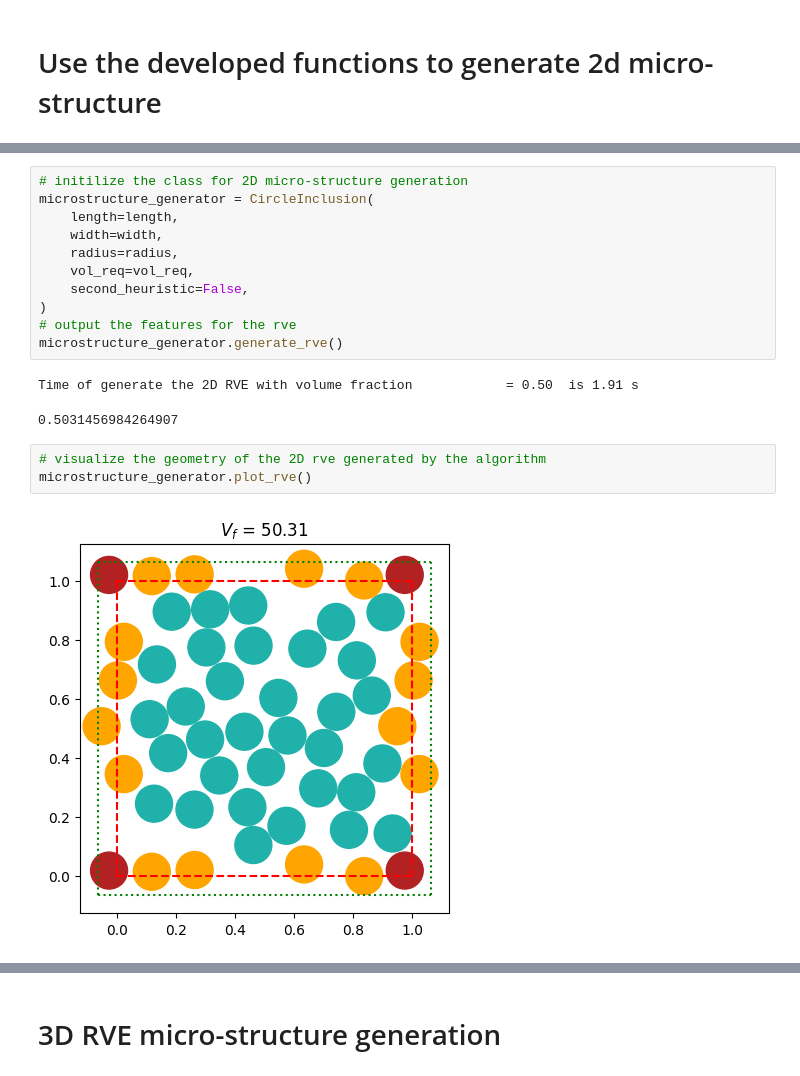
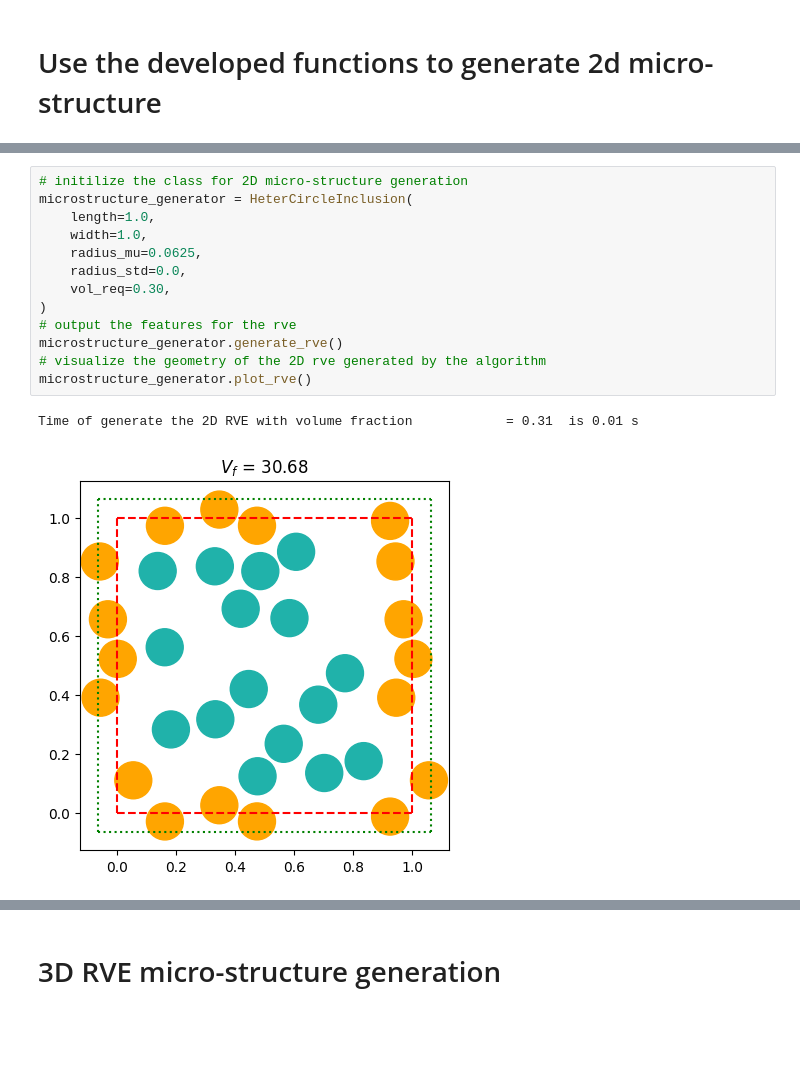
Before and after one commit to bessagroup/rvesimulator, a Jupyter notebook: examples/micro_structure/microstructure_test.ipynb, the cells around one changed output, grey strips where cells are left out. Saved outputs shown, nothing was run; the diff lists cells and outputs as text; blank space fills up the shorter version.

Commit message:
update_numpy_microstructure

```diff
--- a/examples/micro_structure/microstructure_test.ipynb
+++ b/examples/micro_structure/microstructure_test.ipynb
@@ -43,19 +43,16 @@ vol_req = 0.50 # require volume fraction
 # %%
 # initilize the class for 2D micro-structure generation
-microstructure_generator = CircleInclusion(
-    length=length,
-    width=width,
-    radius=radius,
-    vol_req=vol_req,
-    second_heuristic=False,
+microstructure_generator = HeterCircleInclusion(
+    length=1.0,
+    width=1.0,
+    radius_mu=0.0625,
+    radius_std=0.0,
+    vol_req=0.30,
 )
 # output the features for the rve
 microstructure_generator.generate_rve()
+# visualize the geometry of the 2D rve generated by the algorithm
+microstructure_generator.plot_rve()
 # %% [output]
-Time of generate the 2D RVE with volume fraction            = 0.50  is 1.91 s
+Time of generate the 2D RVE with volume fraction            = 0.31  is 0.01 s
-0.5031456984264907
+[figure, added]
-# %%
-# visualize the geometry of the 2D rve generated by the algorithm
-microstructure_generator.plot_rve()
-# %% [output]
-[figure, removed]
```
Also changed, not shown: parts of 10 cells of this notebook, 43 other files.
